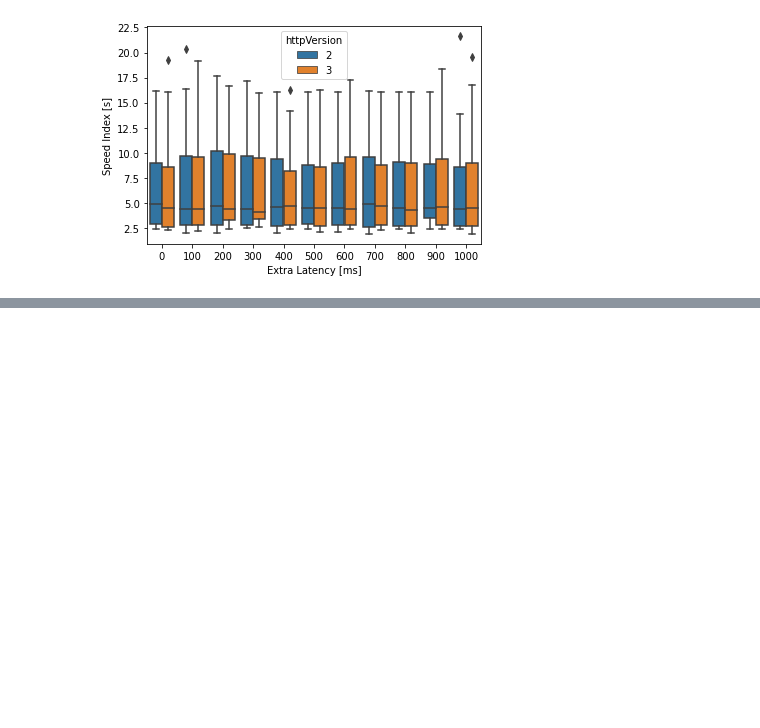
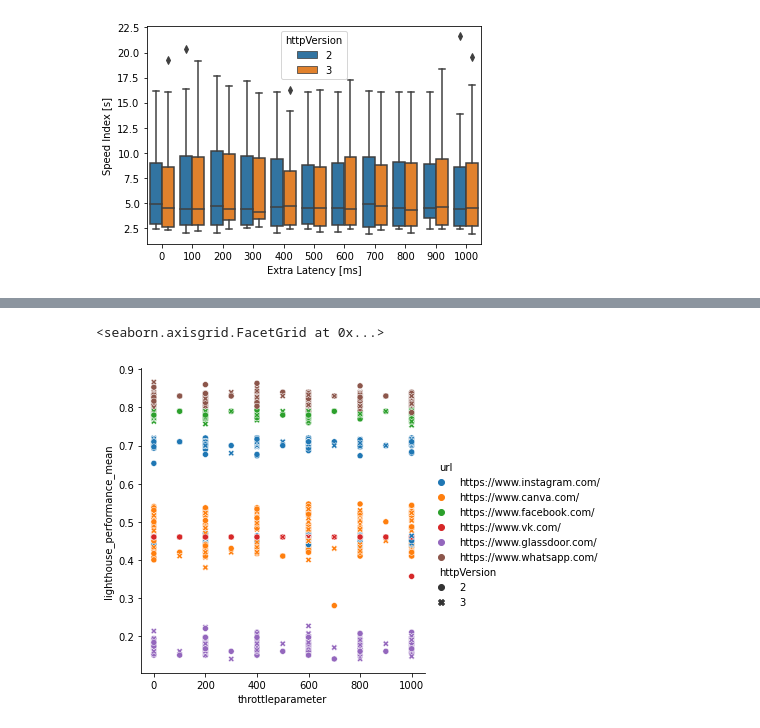
Before and after one commit to caramelmelmel/skrowten, a Jupyter notebook: dataAnalysis/delay_analysis.ipynb, the cells around one changed output, grey strips where cells are left out. Cells and saved outputs as stored; diff of their text form; code cells hidden in the pictures; blank space fills up the shorter version.

```diff
--- a/dataAnalysis/delay_analysis.ipynb
+++ b/dataAnalysis/delay_analysis.ipynb
@@ -68,0 +95,5 @@ Text(0, 0.5, 'Speed Index [s]')
+# %%
+sns.relplot(x='throttleparameter', y='lighthouse_performance_mean', hue='url', style='httpVersion', data=delay_data)
+# %% [output]
+<seaborn.axisgrid.FacetGrid at 0x...>
+[figure, added]
```
Also changed, not shown: parts of 9 cells of this notebook, 5 other files.
